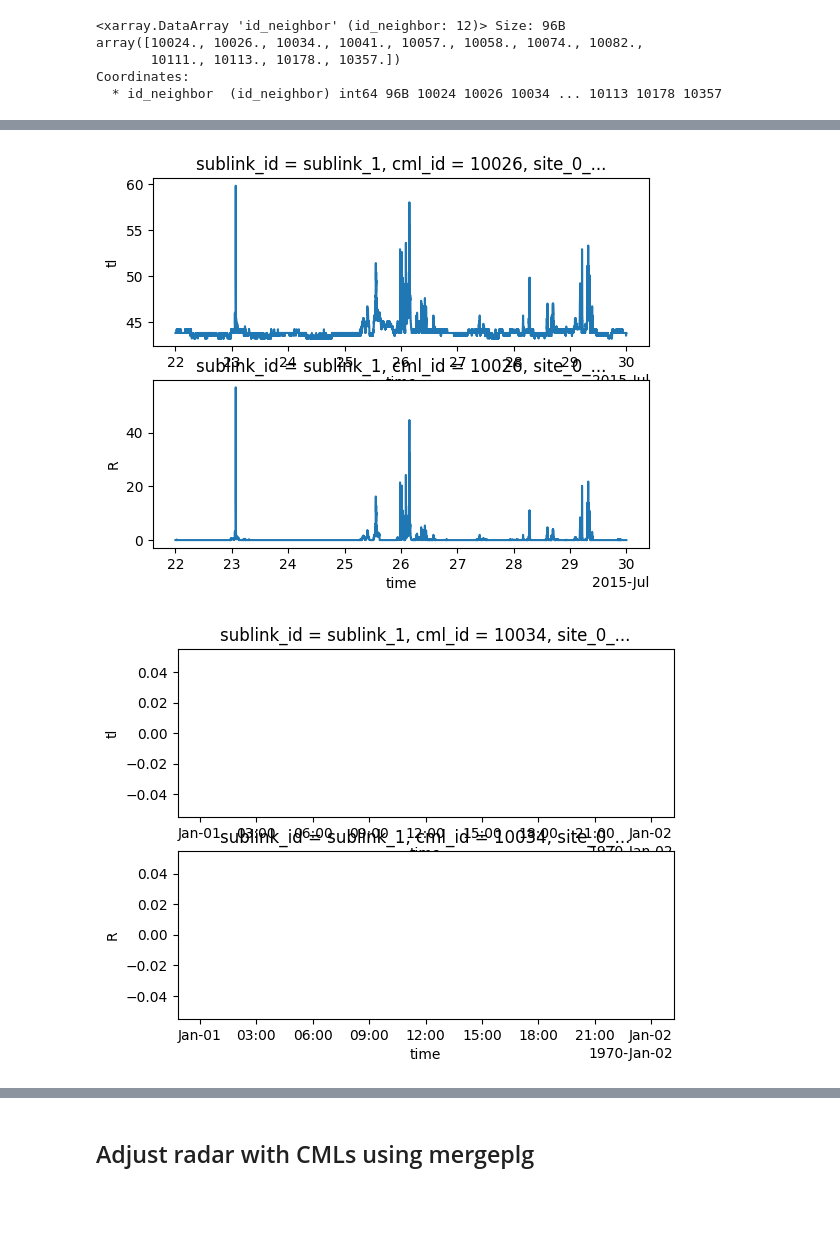
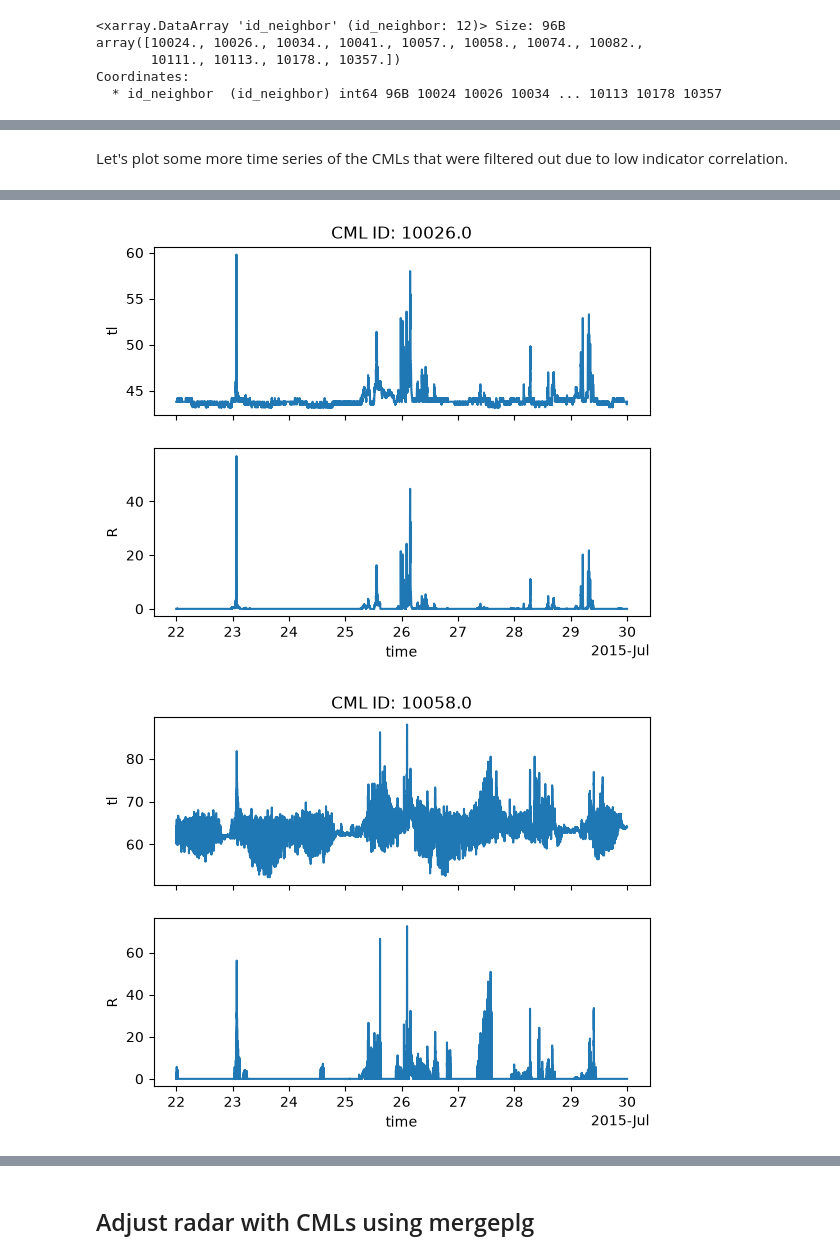
Before and after one commit to OpenSenseAction/OpenSenseAction.github.io, a Jupyter notebook: software-ecosystem/combined.ipynb, the cells around one changed output, grey strips where cells are left out. Cells and saved outputs as stored; diff of their text form; code cells hidden in the pictures; blank space fills up the shorter version.

```diff
--- a/software-ecosystem/combined.ipynb
+++ b/software-ecosystem/combined.ipynb
@@ -334,8 +305,12 @@ axs[1].set_xticklabels([]);
+# %% [markdown]
+Let's plot some more time series of the CMLs that were filtered out due to low indicator correlation.
 # %%
-# Plot CMLs with low indicator correlation
-for cml_id in cml_ids_bad_indcorr.values:
-    fig, axs = plt.subplots(2, 1)
+for cml_id in cml_ids_bad_indcorr.values[[0, 1, 5, 10]]:
+    fig, axs = plt.subplots(2, 1, sharex=True)
     ds_cmls.sel(cml_id=cml_id).isel(sublink_id=0).tl.plot(ax=axs[0])
     ds_cmls.sel(cml_id=cml_id).isel(sublink_id=0).R.plot(ax=axs[1])
+    axs[0].set_title(f"CML ID: {cml_id}")
+    axs[0].set_xlabel("")
+    axs[1].set_title("")
     plt.show()
 # %% [output]
@@ -343,2 +318,2 @@ for cml_id in cml_ids_bad_indcorr.values:
-[figure, old version]
+[figure, new version]
-[figure, old version]
+[figure, new version]
```
Also changed, not shown: parts of 21 cells of this notebook.
